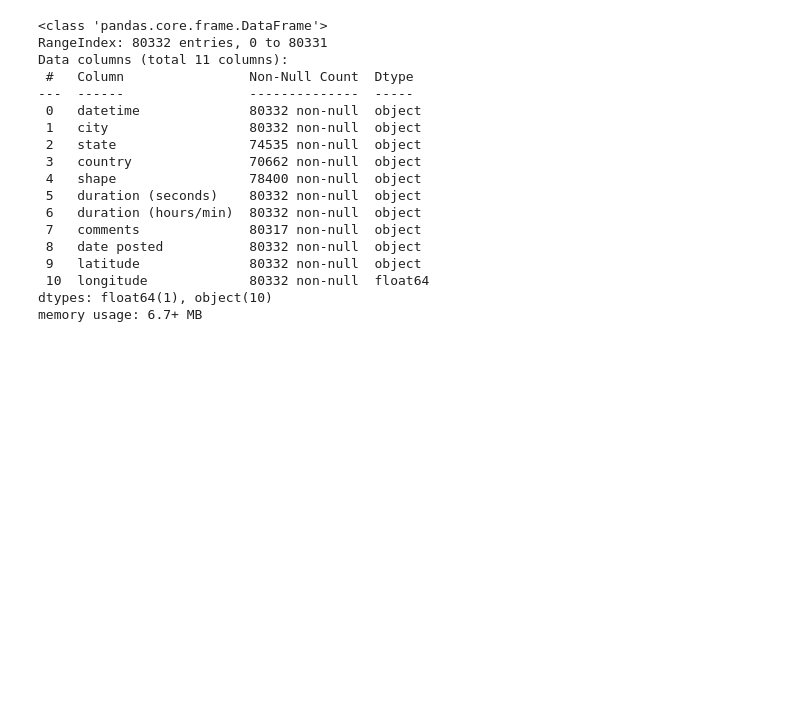
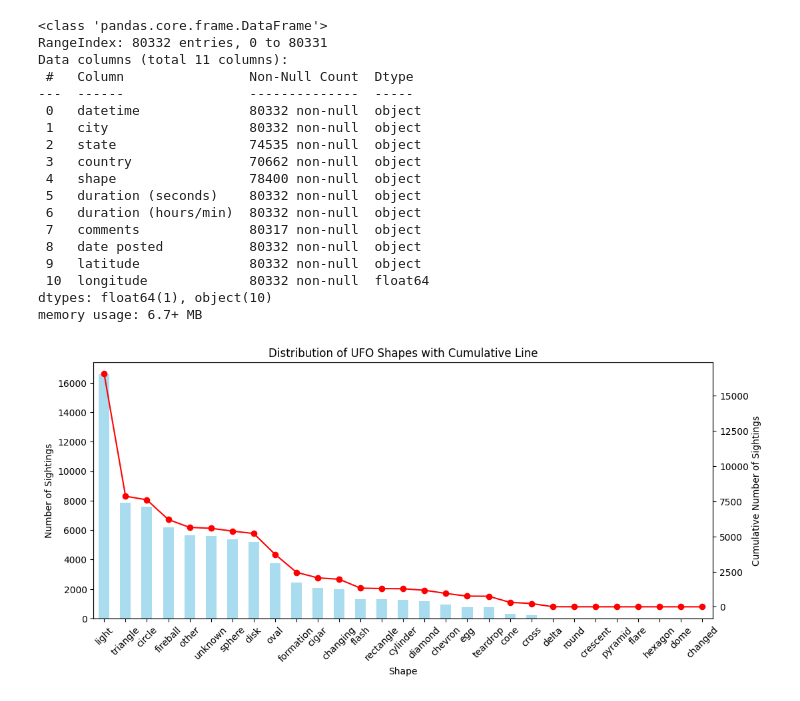
Before and after one commit to shivaallala/Multi-Classification-Prediction-UFO-Shape-Classifier, a Jupyter notebook: main.ipynb, the cells around one changed output. Saved outputs shown, nothing was run; the diff lists cells and outputs as text; code cells hidden in the pictures; blank space fills up the shorter version.

```diff
--- a/main.ipynb
+++ b/main.ipynb
@@ -80,3 +124,21 @@ Data columns (total 11 columns):
  10  longitude             80332 non-null  float64
 dtypes: float64(1), object(10)
 memory usage: 6.7+ MB
+# %%
+# Target feature distribution (shape)
+
+ufo_shape_counts = UFO['shape'].value_counts()
+
+plt.figure(figsize=(12,5))
+ax = ufo_shape_counts.plot(kind='bar', color='skyblue', alpha = 0.7)
+ufo_shape_counts.plot(kind='line', color='red', marker='o', ax=ax, secondary_y=True)
+
+ax.set_title('Distribution of UFO Shapes with Cumulative Line')
+ax.set_xlabel('Shape')
+ax.set_ylabel('Number of Sightings')
+ax.right_ax.set_ylabel('Cumulative Number of Sightings')
+ax.set_xticklabels(ax.get_xticklabels(), rotation=45)
+
+plt.show()
+# %% [output]
+[figure, added]
```
Also changed, not shown: parts of 14 cells of this notebook, 1 other file.
